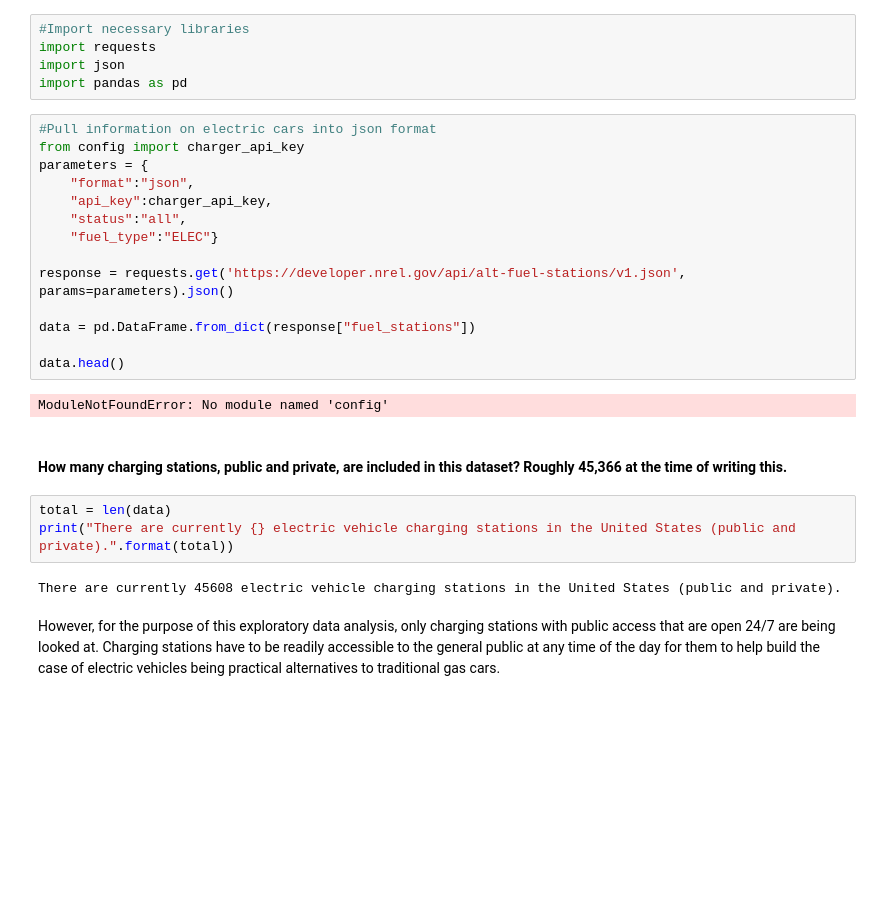
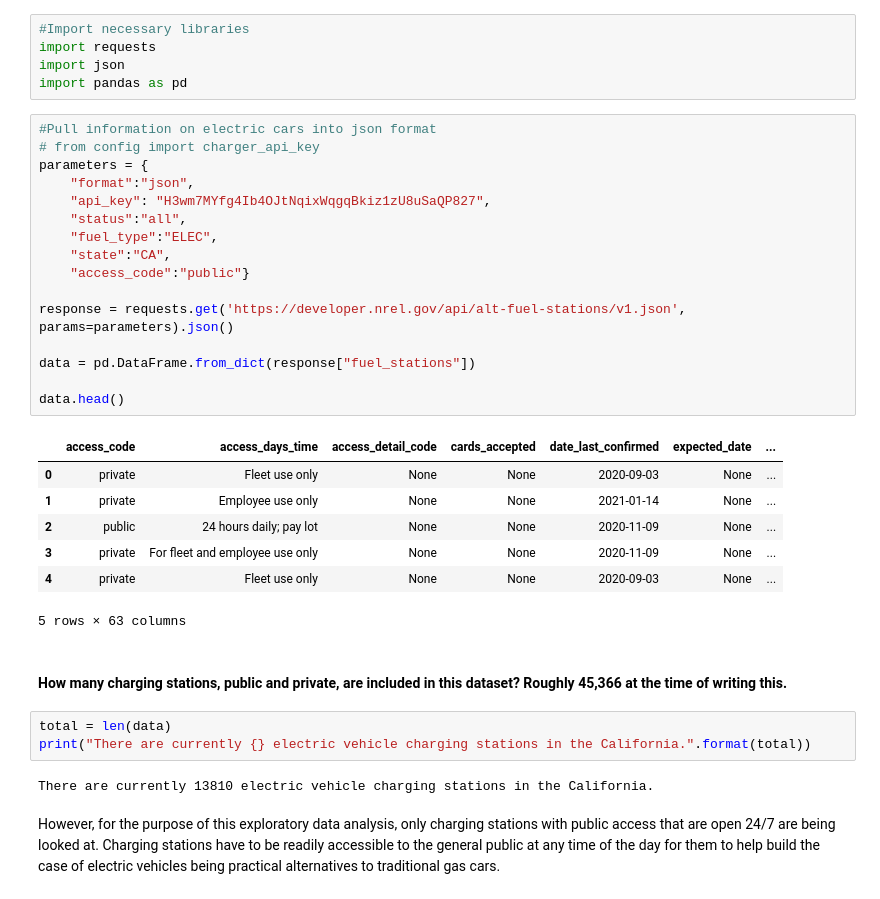
Before and after one commit to RussellShelley/Energy_Analysis, a Jupyter notebook: API Charger Stations/Charging Station API.ipynb, the cells around one changed output. Drawn from its saved outputs; the diff is of its cells as text; blank space fills up the shorter version.

```diff
--- a/API Charger Stations/Charging Station API.ipynb
+++ b/API Charger Stations/Charging Station API.ipynb
@@ -11,27 +11,35 @@ import json
 import pandas as pd
 # %%
 #Pull information on electric cars into json format
-from config import charger_api_key
+# from config import charger_api_key
 parameters = {
     "format":"json",
-    "api_key":charger_api_key,
+    "api_key": "H3wm7MYfg4Ib4OJtNqixWqgqBkiz1zU8uSaQP827",
     "status":"all",
-    "fuel_type":"ELEC"}
+    "fuel_type":"ELEC",
+    "state":"CA",
+    "access_code":"public"}
 
 response = requests.get('https://developer.nrel.gov/api/alt-fuel-stations/v1.json', params=parameters).json()
 
 data = pd.DataFrame.from_dict(response["fuel_stations"])
 
 data.head()
 # %% [output]
+|  | access_code | access_days_time | access_detail_code | cards_accepted | date_last_confirmed | expected_date | ... |
+| 0 | private | Fleet use only | None | None | 2020-09-03 | None | ... |
+| 1 | private | Employee use only | None | None | 2021-01-14 | None | ... |
+| 2 | public | 24 hours daily; pay lot | None | None | 2020-11-09 | None | ... |
+| 3 | private | For fleet and employee use only | None | None | 2020-11-09 | None | ... |
+| 4 | private | Fleet use only | None | None | 2020-09-03 | None | ... |
-ModuleNotFoundError: No module named 'config'
+5 rows × 63 columns
 # %% [markdown]
 #### How many charging stations, public and private, are included in this dataset? Roughly 45,366 at the time of writing this.
 # %%
 total = len(data)
-print("There are currently {} electric vehicle charging stations in the United States (public and private).".format(total))
+print("There are currently {} electric vehicle charging stations in the California.".format(total))
 # %% [output]
-There are currently 45608 electric vehicle charging stations in the United States (public and private).
+There are currently 13810 electric vehicle charging stations in the California.
 # %% [markdown]
 However, for the purpose of this exploratory data analysis, only charging stations with public access that are open 24/7 are being looked at. Charging stations have to be readily accessible to the general public at any time of the day for them to help build the case of electric vehicles being practical alternatives to traditional gas cars.
 # %%
```
Also changed, not shown: 16 other files.
